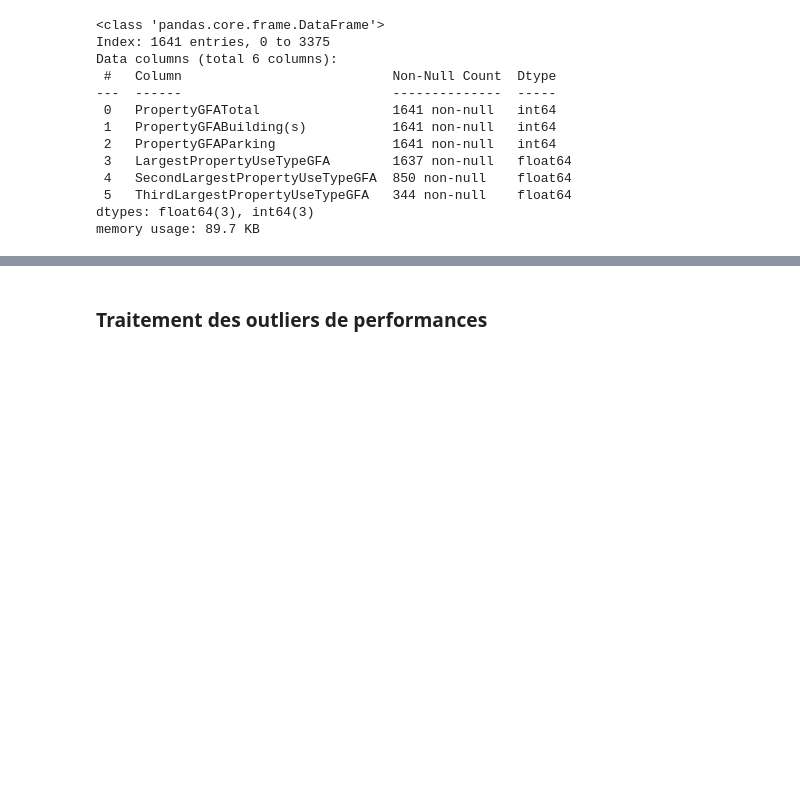
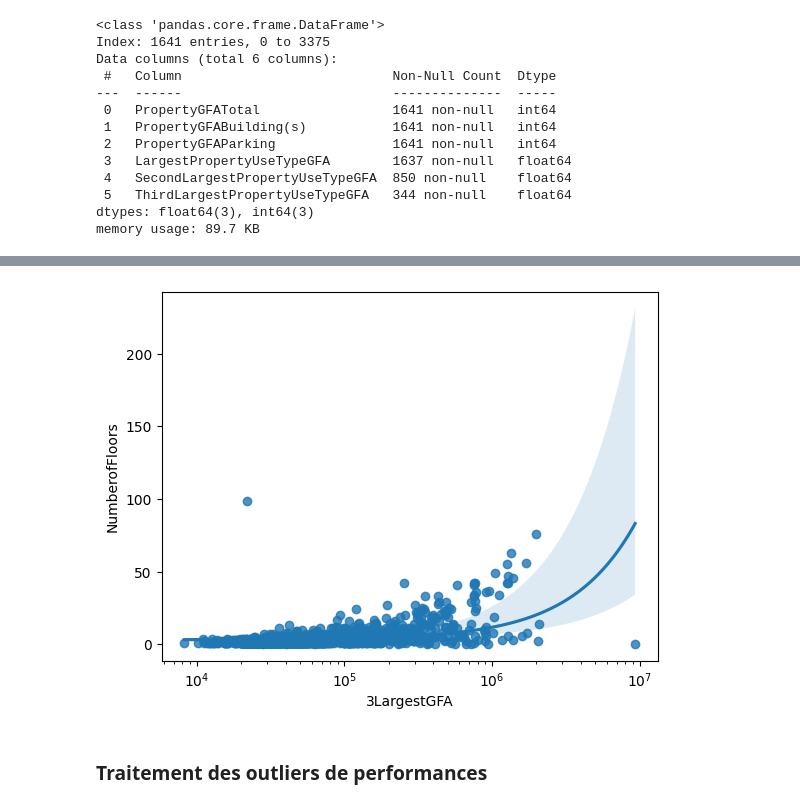
Before and after one commit to day811/OCDE-P6, a Jupyter notebook: modelistation_supervisee_EDA.ipynb, the cells around one changed output, grey strips where cells are left out. Saved outputs shown, nothing was run; the diff lists cells and outputs as text; code cells hidden in the pictures; blank space fills up the shorter version.

```diff
--- a/modelistation_supervisee_EDA.ipynb
+++ b/modelistation_supervisee_EDA.ipynb
@@ -459,3 +460,8 @@ plt.show()
+# %%
+sns.regplot(bc_with_target, x='3LargestGFA',y='NumberofFloors')
+plt.xscale('log')
+# %% [output]
+[figure, added]
 # %% [markdown]
 ### Traitement des outliers de performances
 # %%
```
Also changed, not shown: parts of 6 cells of this notebook, 1 other file.
